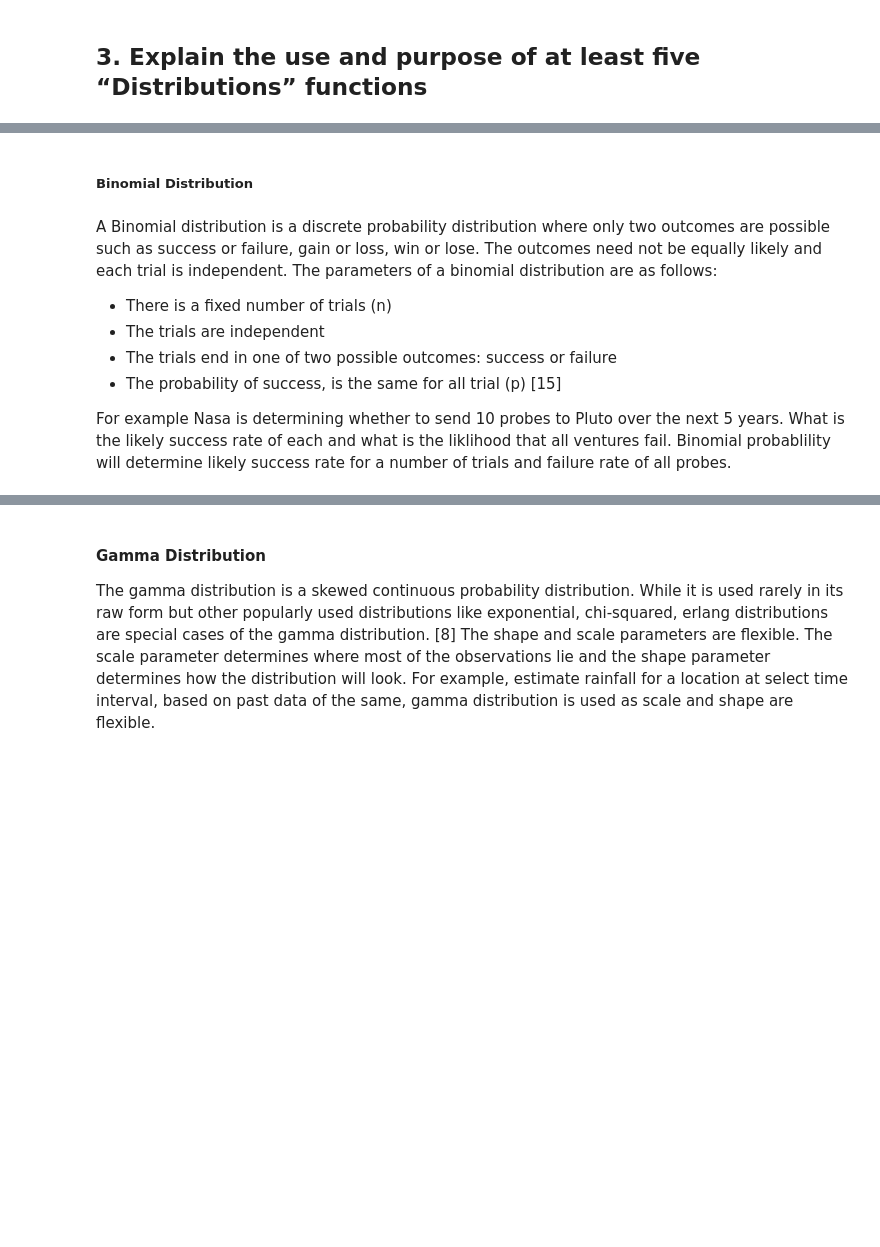
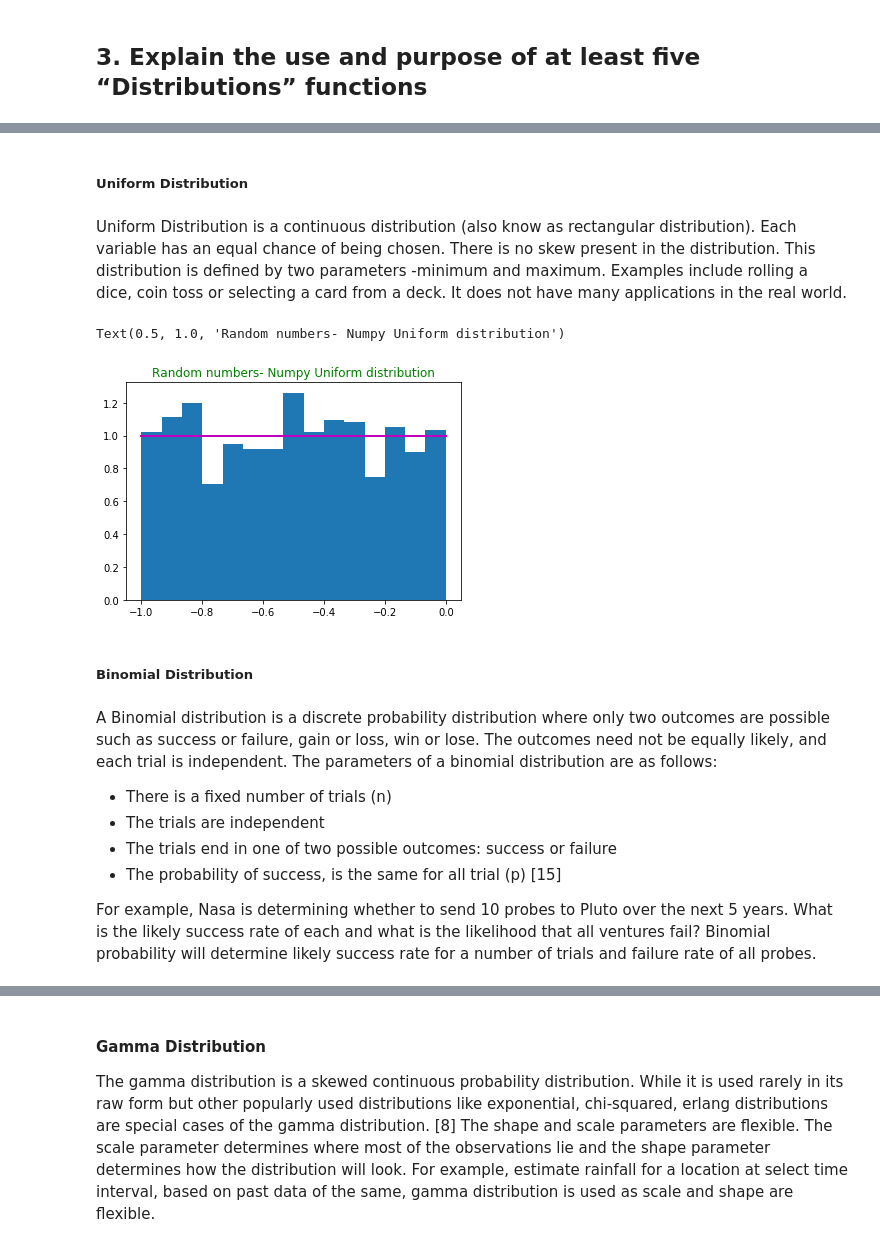
Before and after one commit to mhurley100/DA-Programming-Assignment-2019, a Jupyter notebook: NumPy Random.ipynb, the cells around one changed output, grey strips where cells are left out. Saved outputs shown, nothing was run; the diff lists cells and outputs as text; code cells hidden in the pictures; blank space fills up the shorter version.

Commit message:
Added another distribution function. Amended picture size

```diff
--- a/NumPy Random.ipynb
+++ b/NumPy Random.ipynb
@@ -138,13 +139,32 @@ Text(0.5, 1.0, 'Random numbers- Numpy Normal distribution')
+# %% [markdown]
+##### Uniform Distribution
+# %% [markdown]
+Uniform Distribution is a continuous distribution (also know as rectangular distribution). Each variable has an equal chance of being chosen.  There is no skew present in the distribution.  This distribution is defined by two parameters -minimum and maximum.  Examples include rolling a dice, coin toss or selecting a card from a deck. It does not have many applications in the real world.
+# %%
+# adapted from https://docs.scipy.org/doc/numpy-1.14.0/reference/generated/numpy.random.uniform.html
+s = np.random.uniform(-1,0,1000)
+# All values are within the given interval:
+np.all(s >= -1)
+True
+np.all(s < 0)
+True
+# Display the histogram of the samples, along with the probability density function:
+count, bins, ignored = plt.hist(s, 15, density=True)
+plt.plot(bins, np.ones_like(bins), linewidth=2, color='m')
+plt.title('Random numbers- Numpy Uniform distribution', color="g")
+# %% [output]
+Text(0.5, 1.0, 'Random numbers- Numpy Uniform distribution')
+[figure, added]
 # %% [markdown]
 ##### Binomial Distribution
 # %% [markdown]
-A Binomial distribution is a discrete probability distribution where only two outcomes are possible such as success or failure, gain or loss, win or lose. The outcomes need not be equally likely and each trial is independent. The parameters of a binomial distribution are as follows:
+A Binomial distribution is a discrete probability distribution where only two outcomes are possible such as success or failure, gain or loss, win or lose. The outcomes need not be equally likely, and each trial is independent. The parameters of a binomial distribution are as follows:
 - There is a fixed number of trials (n)
 - The trials are independent
 - The trials end in one of two possible outcomes: success or failure
 - The probability of success, is the same for all trial (p) [15]
 
-For example Nasa is determining whether to send 10 probes to Pluto over the next 5 years.  What is the likely success rate of each and what is the liklihood that all ventures fail.  Binomial probablility will determine likely success rate for a number of trials and failure rate of all probes.
+For example, Nasa is determining whether to send 10 probes to Pluto over the next 5 years.  What is the likely success rate of each and what is the likelihood that all ventures fail?  Binomial probability will determine likely success rate for a number of trials and failure rate of all probes.
 # %%
 # number of trials, probability of success of each trial
 n, p = 100, .1
```
Also changed, not shown: parts of 26 cells of this notebook, 1 other file.
